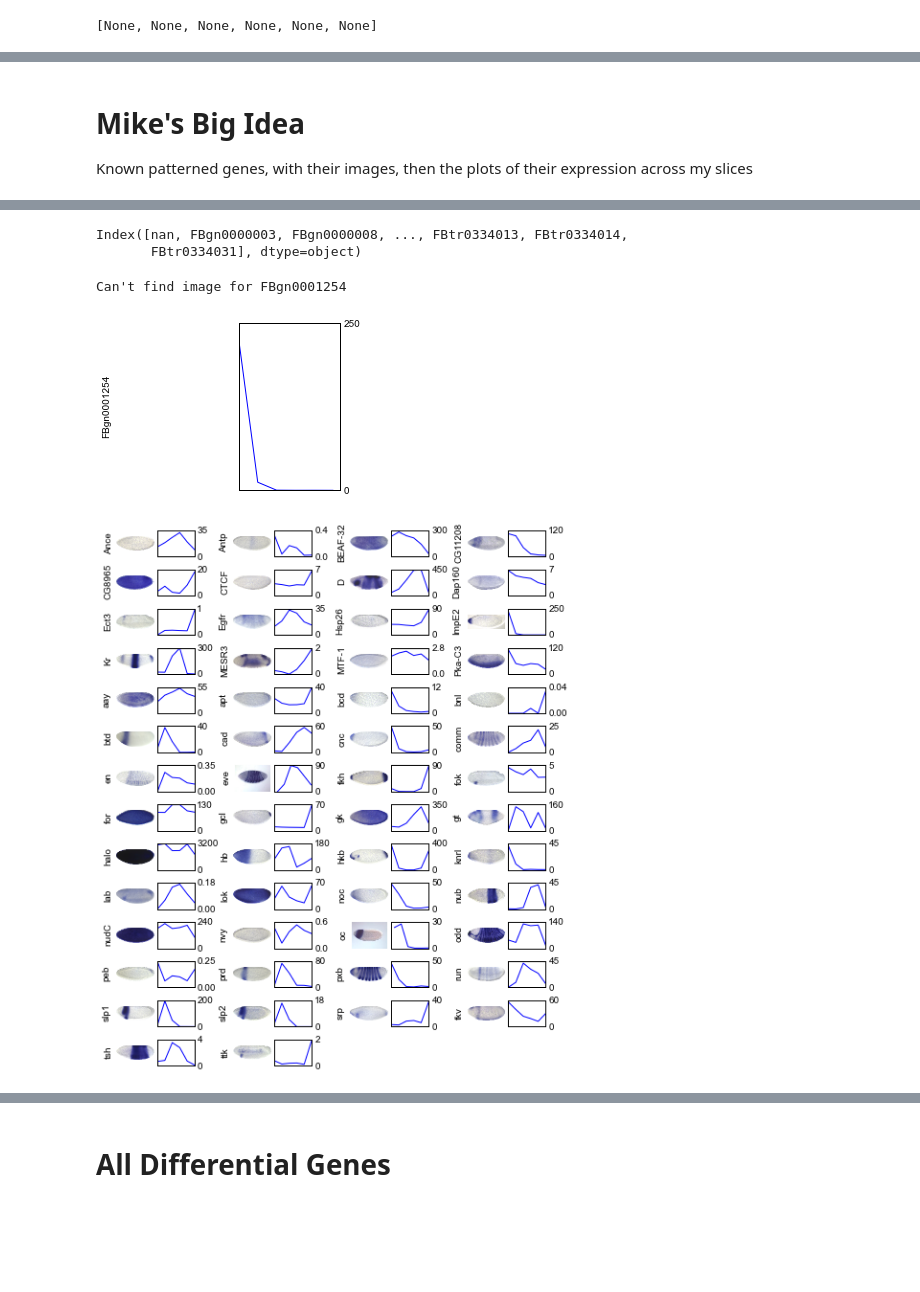
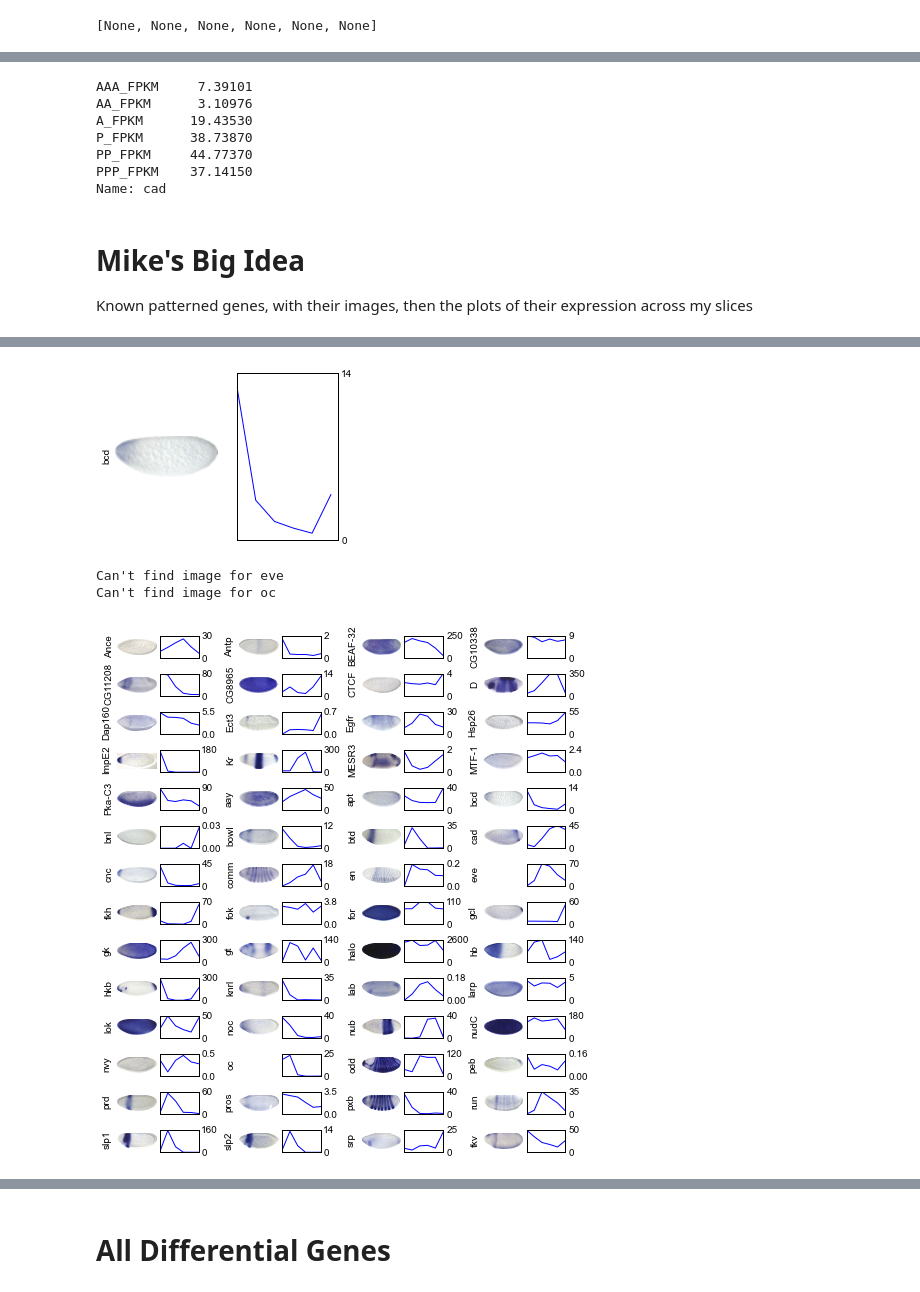
Before and after one commit to petercombs/EisenLab-Code, a Jupyter notebook: IPythonNotebooks/Figure_2_Spatial_Patterns.ipynb, the cells around one changed output, grey strips where cells are left out. Drawn from its saved outputs; the diff is of its cells as text; code cells hidden in the pictures; blank space fills up the shorter version.

```diff
--- a/IPythonNotebooks/Figure_2_Spatial_Patterns.ipynb
+++ b/IPythonNotebooks/Figure_2_Spatial_Patterns.ipynb
@@ -1,7 +1,10 @@
 # %%
 import pandas as pd
+import sys
 from os import path
 
-table = pd.read_table('genes.fpkm_tracking', index_col=4)
-table_fbgn = pd.read_table('genes.fpkm_tracking', index_col=0)
+table = pd.read_table('../analysis-multi/genes.fpkm_tracking', index_col=4)
+table_fbgn = pd.read_table('../analysis-multi/genes.fpkm_tracking', index_col=0)
 endswith_fpkm = lambda x: x.endswith('_FPKM')
+is_wt_fpkm = lambda x: x.endswith('_FPKM') and not x.startswith('Bcd')
+is_bcd_fpkm = lambda x: x.endswith('_FPKM') and x.startswith('Bcd')
@@ -16,3 +25,13 @@ fpkms_fbgn = table_fbgn.select(endswith_fpkm, 1)
+# %%
+fpkms = table.select(is_wt_fpkm, 1)
+fpkms_fbgn = table_fbgn.select(is_wt_fpkm, 1)
+bcd_fpkms = table.select(is_bcd_fpkm, 1)
+bcd_fpkms_fbgn = table_fbgn.select(is_bcd_fpkm, 1)
+
+fpkms = fpkms.reindex(columns=['AAA_FPKM', 'AA_FPKM', 'A_FPKM', 'P_FPKM', 'PP_FPKM', 'PPP_FPKM'])
+fpkms_fbgn = fpkms_fbgn.reindex(columns=['AAA_FPKM', 'AA_FPKM', 'A_FPKM', 'P_FPKM', 'PP_FPKM', 'PPP_FPKM'])
+bcd_fpkms = bcd_fpkms.reindex(columns=['AAA_FPKM', 'AA_FPKM', 'A_FPKM', 'P_FPKM', 'PP_FPKM', 'PPP_FPKM'])
+bcd_fpkms_fbgn = bcd_fpkms_fbgn.reindex(columns=['AAA_FPKM', 'AA_FPKM', 'A_FPKM', 'P_FPKM', 'PP_FPKM', 'PPP_FPKM'])
 # %%
 highests = argmax(fpkms.as_matrix(), axis=1)
 lowests = argmin(fpkms.as_matrix(), axis=1)
@@ -93,3 +113,13 @@ Tpi
+# %%
+fpkms.ix['cad']
+# %% [output]
+AAA_FPKM     7.39101
+AA_FPKM      3.10976
+A_FPKM      19.43530
+P_FPKM      38.73870
+PP_FPKM     44.77370
+PPP_FPKM    37.14150
+Name: cad
 # %% [markdown]
 Mike's Big Idea
 ===============
@@ -107,10 +137,6 @@ BDGP_names = pd.read_csv('figures/insitu_images.csv')
 fig2_list = sorted([line.strip() for line in open('fig2_list.txt')])
 # %%
 st_5_with_lat = BDGP_names[(BDGP_names['stage'] == 2) & (BDGP_names['view'] == 'lateral')]
-# %%
-table = pd.read_table('genes.fpkm_tracking', index_col=4)
-endswith_fpkm = lambda x: x.endswith('_FPKM')
-fpkms = table.select(endswith_fpkm, 1)
 # %%
 import urllib, time
 from os import path
@@ -143,11 +169,6 @@ st_5_with_lat[st_5_with_lat['Name2'] == 'hb']
 | 105858 | CG9786 | hb | hb | FBgn0001180 | LD34229-tf | img_dir_14/insitu14896.jpe | 2 | lateral | DV_inverted | low |
 | 105860 | CG9786 | hb | hb | FBgn0001180 | LD34229-tf | img_dir_14/insitu14898.jpe | 2 | lateral | DV_inverted | low |
 | 105861 | CG9786 | hb | hb | FBgn0001180 | LD34229-tf | img_dir_14/insitu14909.jpe | 2 | lateral | NaN | low |
-# %%
-fpkms.index
-# %% [output]
-Index([nan, FBgn0000003, FBgn0000008, ..., FBtr0334013, FBtr0334014,
-       FBtr0334031], dtype=object)
 # %%
 def plot_gene(gene_name,
               subplot_rows = 1, subplot_cols = 2, subplot_num = 1):
@@ -157,6 +178,7 @@ def plot_gene(gene_name,
         my_table = fpkms
     subplot(subplot_rows, subplot_cols, subplot_num)
     shown = False
+    data_col = 'FBgn' if gene_name.startswith('FBgn') else 'Name2'
     for j, data_row in st_5_with_lat[st_5_with_lat['Name2'] == gene_name].iterrows():
         try:
             imdat = imget(data_row['imgfile'])
@@ -186,10 +208,9 @@ def plot_gene(gene_name,
         print "Can't find data for", gene_name
 # %%
 figure(figsize(4,3))
-plot_gene('FBgn0001254')
+plot_gene('bcd')
 # %% [output]
-Can't find image for FBgn0001254
-[figure, old version]
+[figure, new version]
 # %%
 buf = 10
 fig2_list = sorted([line.strip() for line in open('fig2_list.txt')])
@@ -251,4 +272,6 @@ savefig('figures/fig2.pdf',dpi=300)
 savefig('figures/fig2.tiff',dpi=300)
 savefig('figures/fig2.png',dpi=300)
 # %% [output]
+Can't find image for eve
+Can't find image for oc
-[figure, old version]
+[figure, new version]
```
Also changed, not shown: parts of 19 cells of this notebook.
